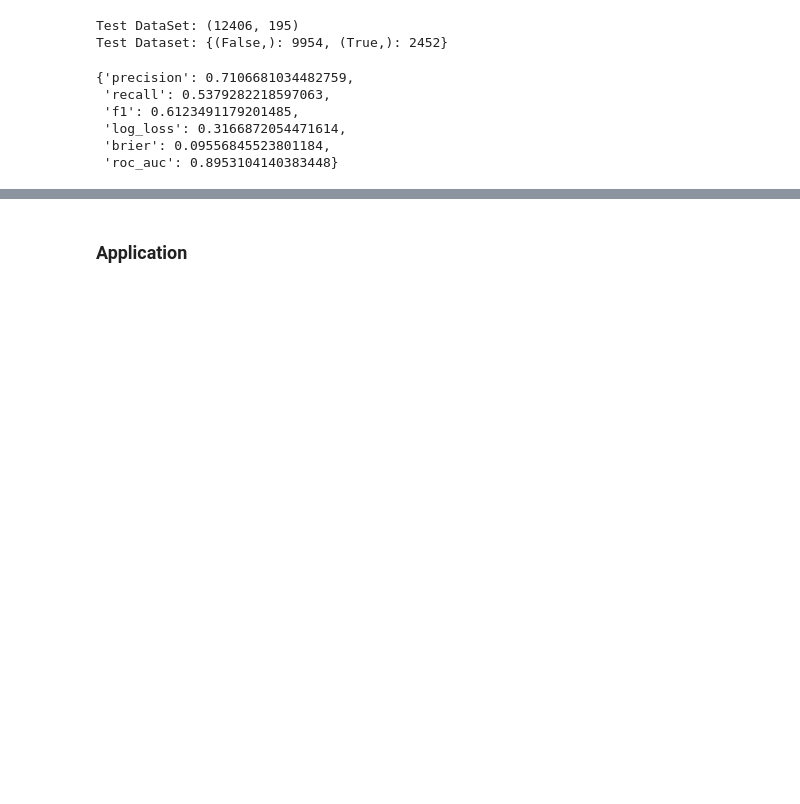
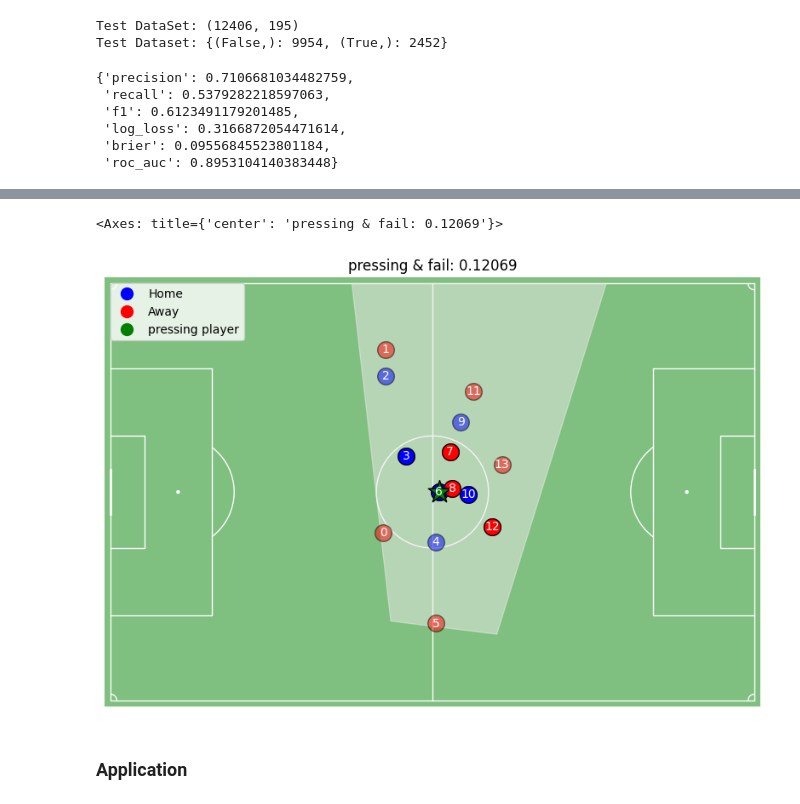
Before and after one commit to leemingo/sr-press, a Jupyter notebook: notebook/5-simulated-pressing-application.ipynb, the cells around one changed output, grey strips where cells are left out. Cells and saved outputs as stored; diff of their text form; code cells hidden in the pictures; blank space fills up the shorter version.

Commit message:
[refactor] Updated pressing simulation module

```diff
--- a/notebook/5-simulated-pressing-application.ipynb
+++ b/notebook/5-simulated-pressing-application.ipynb
@@ -246,3 +221,9 @@ functools.partial(<class 'express.datasets.PressingDataset'>, path='/home/toc3/p
+# %%
+prob = component.predict(dataset_test).loc[(game_id, action_id)].iloc[0]
+plot_action(actions.loc[(game_id, action_id)], home_team_id=home_team_id, prob=prob)
+# %% [output]
+<Axes: title={'center': 'pressing & fail: 0.12069'}>
+[figure, added]
 # %% [markdown]
 ### Application
 # %%
```
Also changed, not shown: parts of 18 cells of this notebook, 2 other files.
